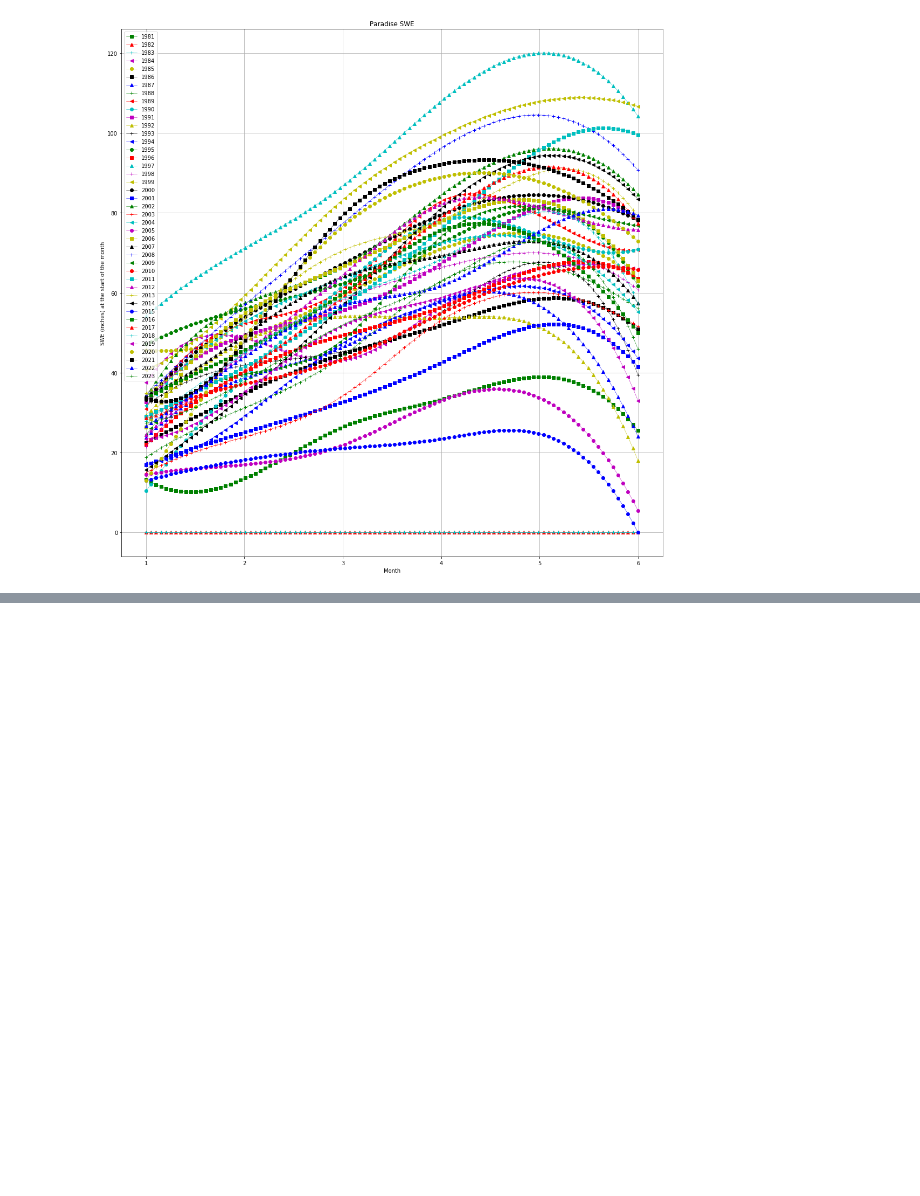
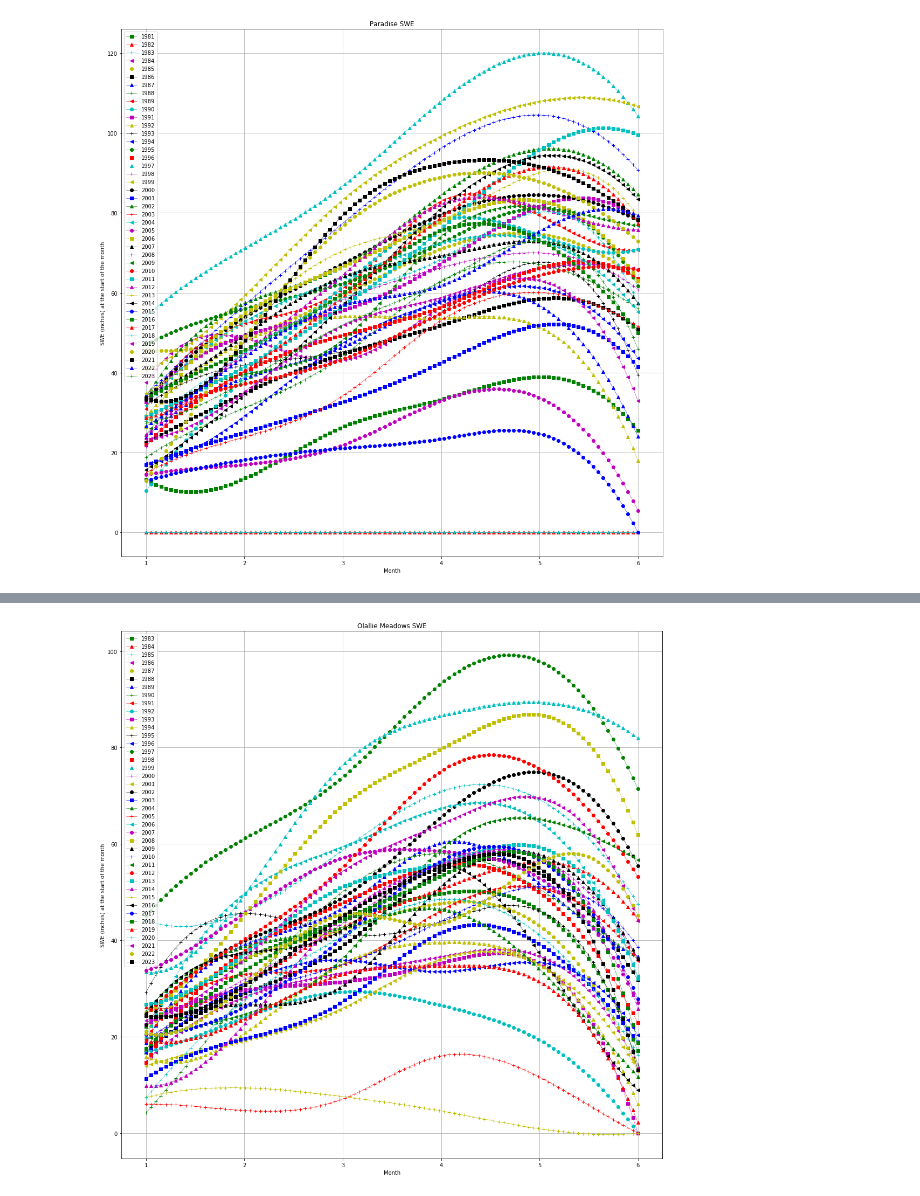
Before and after one commit to yijiy/SnoTelAnalysis, a Jupyter notebook: analyze.ipynb, the cells around one changed output, grey strips where cells are left out. Cells and saved outputs as stored; diff of their text form; code cells hidden in the pictures; blank space fills up the shorter version.

```diff
--- a/analyze.ipynb
+++ b/analyze.ipynb
@@ -66,0 +75,4 @@ plot_swe(df_paradise, 'Paradise SWE')
+# %%
+plot_swe(df_olallie, 'Olallie Meadows SWE')
+# %% [output]
+[figure, added]
```
Also changed, not shown: parts of 2 cells of this notebook.
